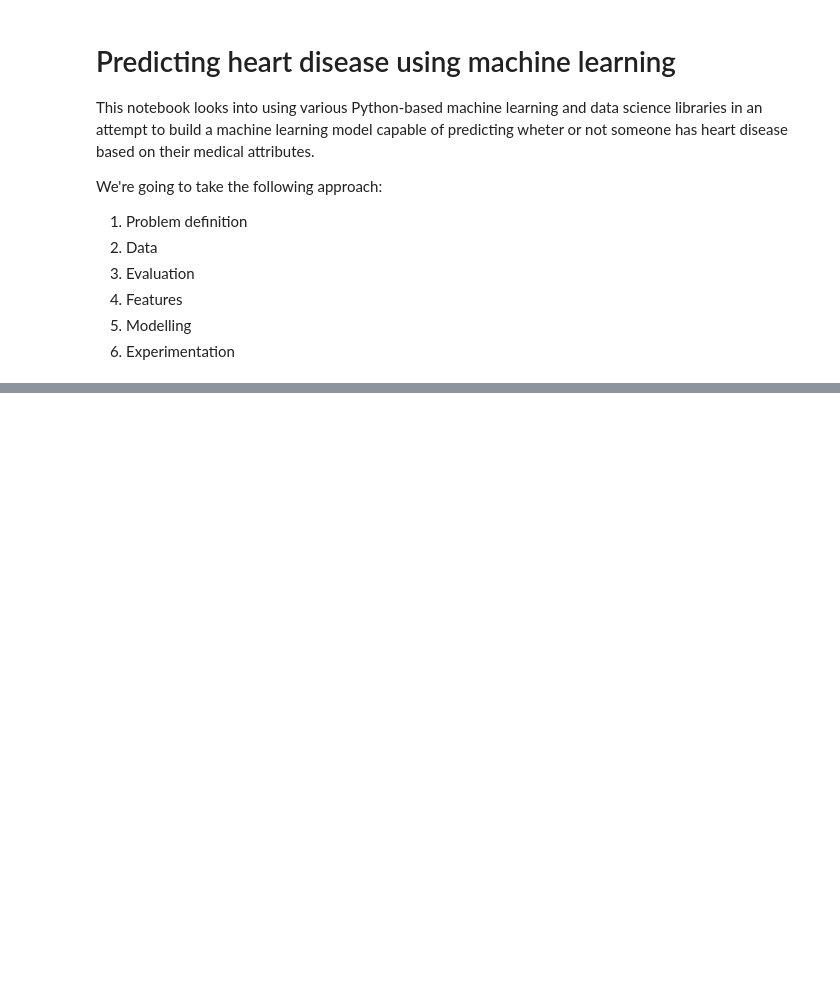
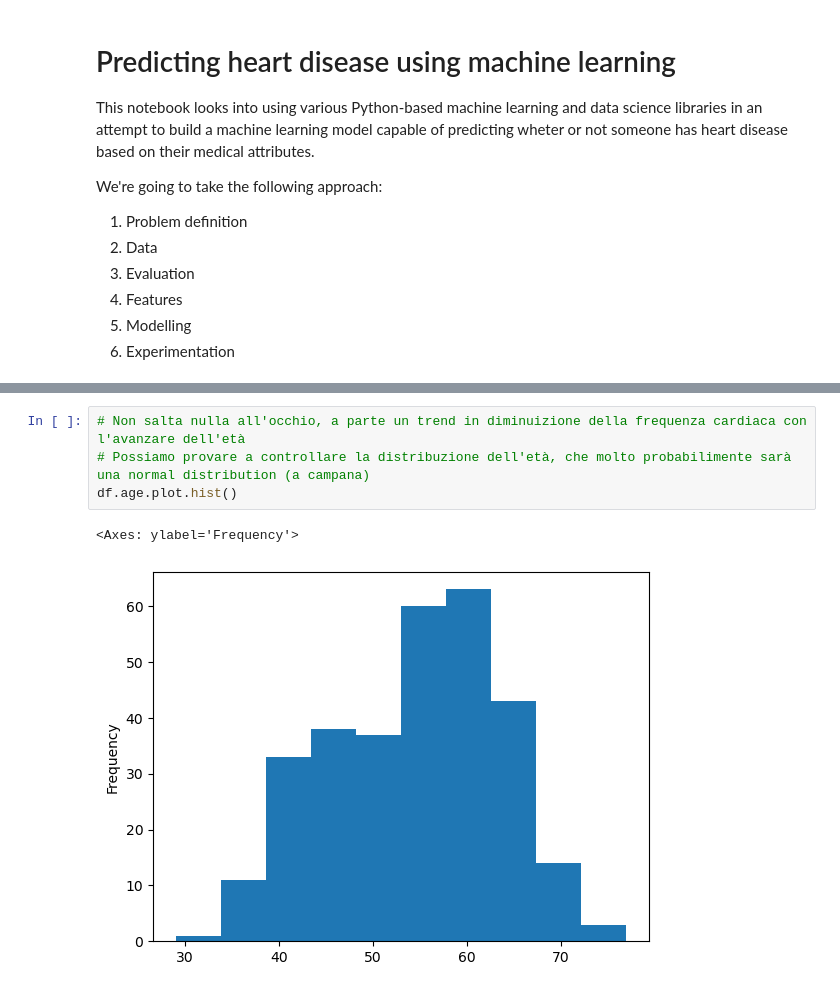
Before and after one commit to Pandagan-85/ZTM-Machine-learning, a Jupyter notebook: heart-disease-project/end-to-end-heart-disease-classification.ipynb, the cells around one changed output, grey strips where cells are left out. Saved outputs shown, nothing was run; the diff lists cells and outputs as text; blank space fills up the shorter version.

```diff
--- a/heart-disease-project/end-to-end-heart-disease-classification.ipynb
+++ b/heart-disease-project/end-to-end-heart-disease-classification.ipynb
@@ -37,0 +267,7 @@ Nel dataset, dalla documentazione da cui lo abbiamo preso, scopriamo che di 76 a
+# %%
+# Non salta nulla all'occhio, a parte un trend in diminuizione della frequenza cardiaca con l'avanzare dell'età
+# Possiamo provare a controllare la distribuzione dell'età, che molto probabilimente sarà una normal distribution (a campana)
+df.age.plot.hist()
+# %% [output]
+<Axes: ylabel='Frequency'>
+[figure, added]
```
Also changed, not shown: parts of 27 cells of this notebook.
